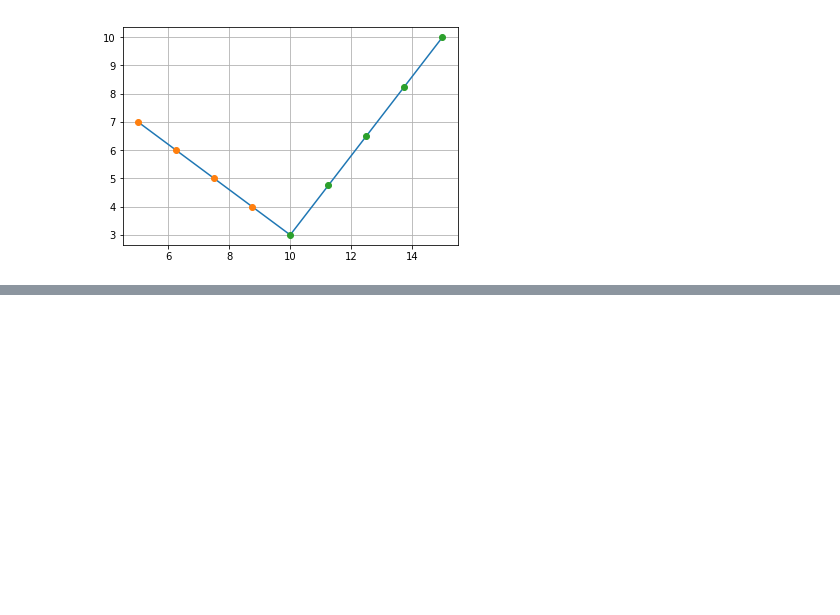
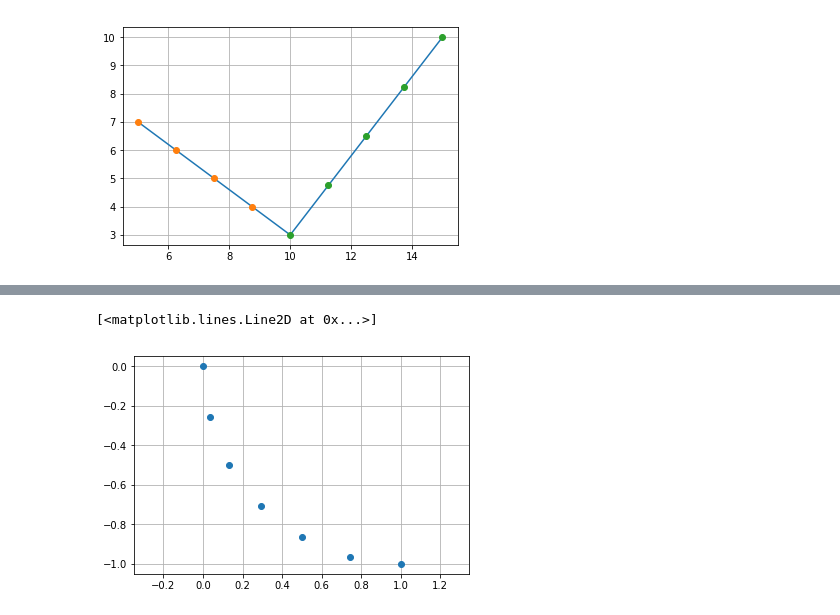
Before and after one commit to AlezM/instrumental-modeling-sources, a Jupyter notebook: Split Border Func.ipynb, the cells around one changed output, grey strips where cells are left out. Saved outputs shown, nothing was run; the diff lists cells and outputs as text; code cells hidden in the pictures; blank space fills up the shorter version.

```diff
--- a/Split Border Func.ipynb
+++ b/Split Border Func.ipynb
@@ -72,0 +71,9 @@ plt.plot(points[:,0], points[:,1], "o")
+# %%
+p = arc(1, 180, 270, 5)
+
+plt.grid(True)
+plt.axis('equal')
+plt.plot(p[:,0], p[:,1], "o")
+# %% [output]
+[<matplotlib.lines.Line2D at 0x...>]
+[figure, added]
```
Also changed, not shown: parts of 35 cells of this notebook, 2 other files.
